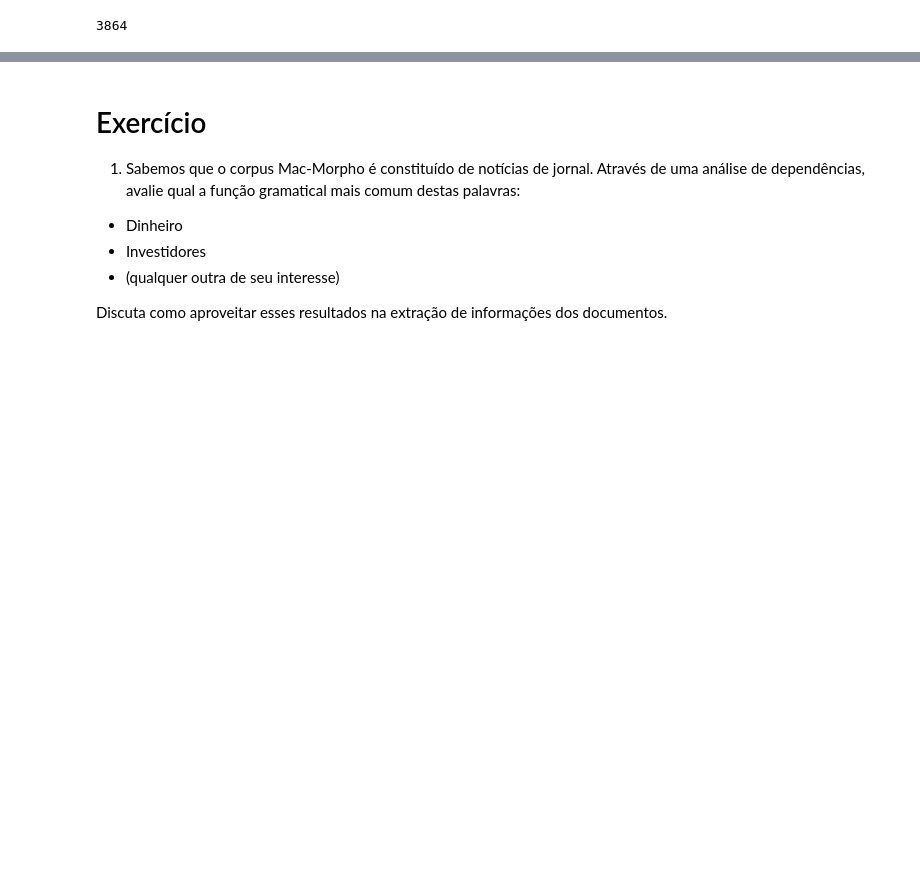
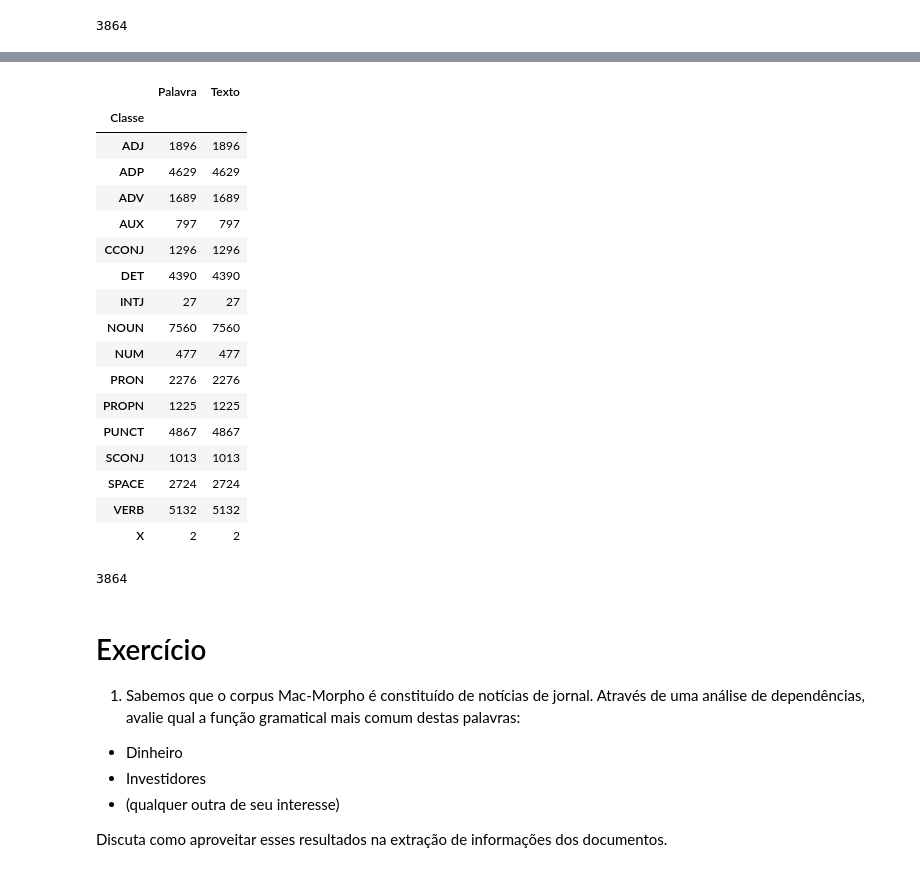
Before and after one commit to brunorosilva/ai_especialization_usp, a Jupyter notebook: IAD-010-Redes_Neurais_Recorrentes_e_Processamento_de_Linguagem_Natural/Trabalhos Resolvidos/Trabalho-1/POS_tagging_e_Dependências.ipynb, the cells around one changed output, grey strips where cells are left out. Cells and saved outputs as stored; diff of their text form; code cells hidden in the pictures; blank space fills up the shorter version.

```diff
--- a/IAD-010-Redes_Neurais_Recorrentes_e_Processamento_de_Linguagem_Natural/Trabalhos Resolvidos/Trabalho-1/POS_tagging_e_Dependências.ipynb
+++ b/IAD-010-Redes_Neurais_Recorrentes_e_Processamento_de_Linguagem_Natural/Trabalhos Resolvidos/Trabalho-1/POS_tagging_e_Dependências.ipynb
@@ -97,0 +409,21 @@ output_path.open("w", encoding="utf-8").write(svg)
+# %%
+df.groupby("Classe").count()
+# %% [output]
+|  | Palavra | Texto |
+| Classe |  |  |
+| ADJ | 1896 | 1896 |
+| ADP | 4629 | 4629 |
+| ADV | 1689 | 1689 |
+| AUX | 797 | 797 |
+| CCONJ | 1296 | 1296 |
+| DET | 4390 | 4390 |
+| INTJ | 27 | 27 |
+| NOUN | 7560 | 7560 |
+| NUM | 477 | 477 |
+| PRON | 2276 | 2276 |
+| PROPN | 1225 | 1225 |
+| PUNCT | 4867 | 4867 |
+| SCONJ | 1013 | 1013 |
+| SPACE | 2724 | 2724 |
+| VERB | 5132 | 5132 |
+| X | 2 | 2 |
@@ -98,3 +435,12 @@ output_path.open("w", encoding="utf-8").write(svg)
+# %%
+# Gravação da imagem gerada em arquivo
+from pathlib import Path
+
+svg = displacy.render(doc, style="dep", jupyter=False)
+output_path = Path("sentence.svg")
+output_path.open("w", encoding="utf-8").write(svg)
+# %% [output]
+3864
 # %% [markdown]
 # Exercício
 
```
Also changed, not shown: parts of 46 cells of this notebook, 5 other files.
